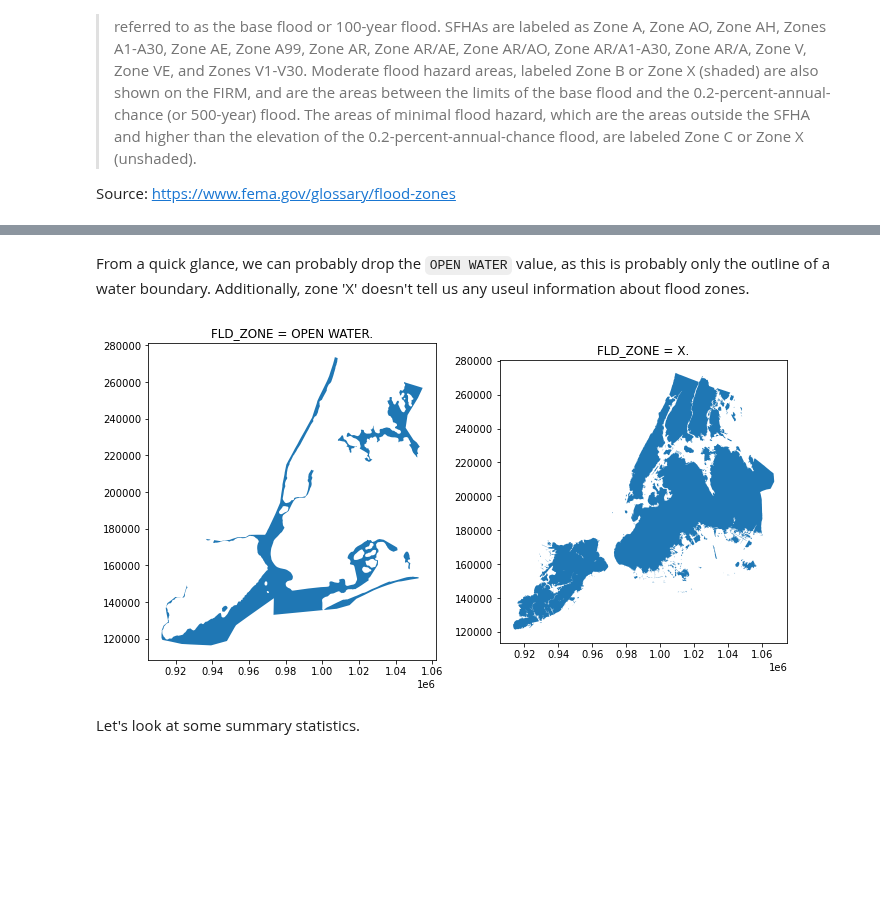
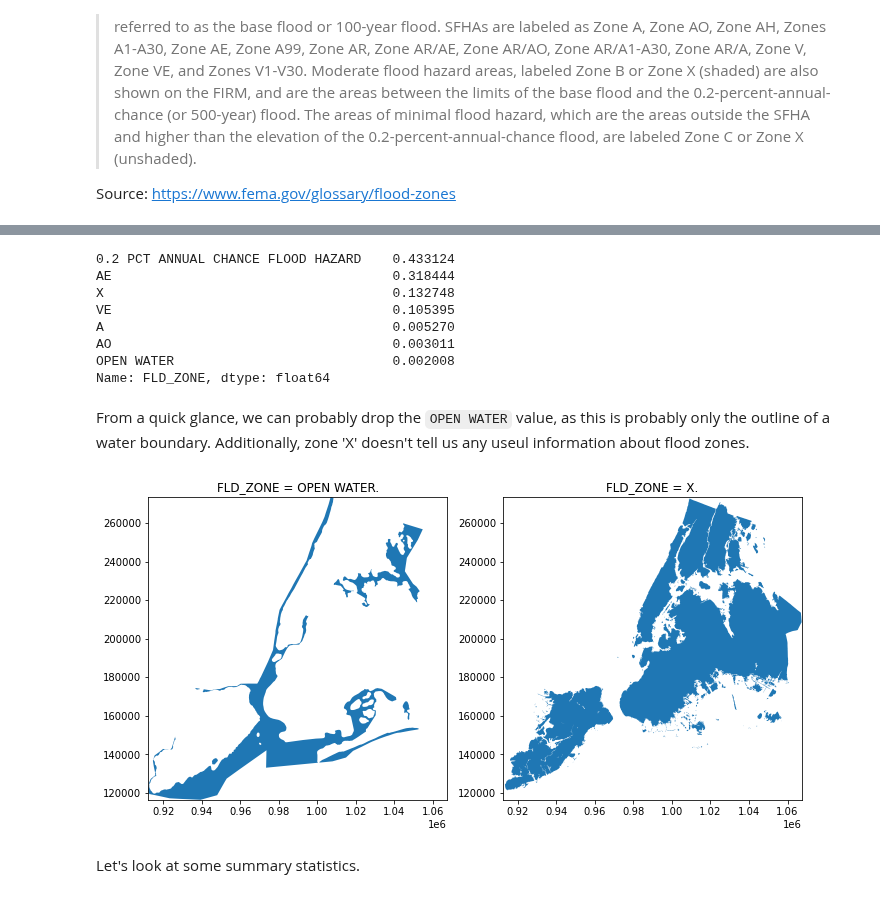
Before and after one commit to mebauer/nyc-floodzone-analysis, a Jupyter notebook: floodzone-pfirm-analysis.ipynb, the cells around one changed output, grey strips where cells are left out. Saved outputs shown, nothing was run; the diff lists cells and outputs as text; code cells hidden in the pictures; blank space fills up the shorter version.

```diff
--- a/floodzone-pfirm-analysis.ipynb
+++ b/floodzone-pfirm-analysis.ipynb
@@ -163,8 +61,12 @@ For more information about our columns and their descriptions, please find the [
 # %%
 # reading in shape file
-path = 'pfirm-nyc/s_fld_haz_ar.shp'
+path = 'data/pfirm-nyc/s_fld_haz_ar.shp'
 pfirm_df = gpd.read_file(path)
 
-# previewing first five rorws of data
+# sanity checks
+print('shape of data: {}'.format(pfirm_df.shape))
+print(pfirm_df.crs)
+
+# preview data
 pfirm_df.head()
 # %% [output]
@@ -351,11 +207,10 @@ Series([], Name: AR_REVERT, dtype: int64)
 # %% [markdown]
 There are no values besides `None` in these columns, and we can safely drop these.
 # %%
-print('number of columns: {}'.format(pfirm_df.shape[1]))
+# dropping 100% null columns
+cols = ['VEL_UNIT', 'AR_REVERT']
+pfirm_df = pfirm_df.drop(columns=cols)
 
-# dropping 100% null columns
-pfirm_df = pfirm_df.drop(columns=['VEL_UNIT', 'AR_REVERT'])
-print('new number of columns: {}\n'.format(pfirm_df.shape[1]))
-
+print('shape of data: {}'.format(pfirm_df.shape))
 pfirm_df.head()
 # %% [output]
@@ -465,10 +323,0 @@ These columns don't appear to be useful in this analysis, so I'll drop them.
-# %%
-print('number of initial columns: {}'.format(pfirm_df.shape[1]))
-
-col_drop = pfirm_df.iloc[:, -5:-1].columns
-print('columns to drop:', col_drop.to_list())
-
-pfirm_df = pfirm_df.drop(columns=col_drop)
-print('number of new columns: {}'.format(pfirm_df.shape[1]))
-
-pfirm_df.head()
@@ -484,0 +331,5 @@ number of new columns: 9
+# %%
+cols = ['VELOCITY', 'BFE_REVERT', 'DEP_REVERT']
+pfirm_df = pfirm_df.drop(columns=cols)
+
+pfirm_df.head()
@@ -635,17 +450,32 @@ the unique values in our flood zone column are:
+# %%
+pfirm_df['FLD_ZONE'].value_counts(normalize=True)
+# %% [output]
+0.2 PCT ANNUAL CHANCE FLOOD HAZARD    0.433124
+AE                                    0.318444
+X                                     0.132748
+VE                                    0.105395
+A                                     0.005270
+AO                                    0.003011
+OPEN WATER                            0.002008
+Name: FLD_ZONE, dtype: float64
 # %% [markdown]
 From a quick glance, we can probably drop the `OPEN WATER` value, as this is probably only the outline of a water boundary. Additionally, zone 'X' doesn't tell us any useul information about flood zones.
 # %%
 zone_checks = ['OPEN WATER', 'X']
 
 fig, axs = plt.subplots(1, 2, figsize=(10,10))
 
 for zone, ax in zip(zone_checks, axs.flat):
 
     pfirm_df[pfirm_df['FLD_ZONE'].isin([zone])].plot(ax=ax)
     ax.set_title('FLD_ZONE = {}.'.format(zone))
 
+    xlim, ylim, xmax, ymax = pfirm_df.total_bounds
+    ax.set_ylim(ylim, ymax)
+    ax.set_xlim(xlim, xmax)
+
 fig.tight_layout()
 # %% [output]
-[figure, old version]
+[figure, new version]
 # %% [markdown]
 Let's look at some summary statistics.
```
Also changed, not shown: parts of 141 cells of this notebook, 1 other file.
